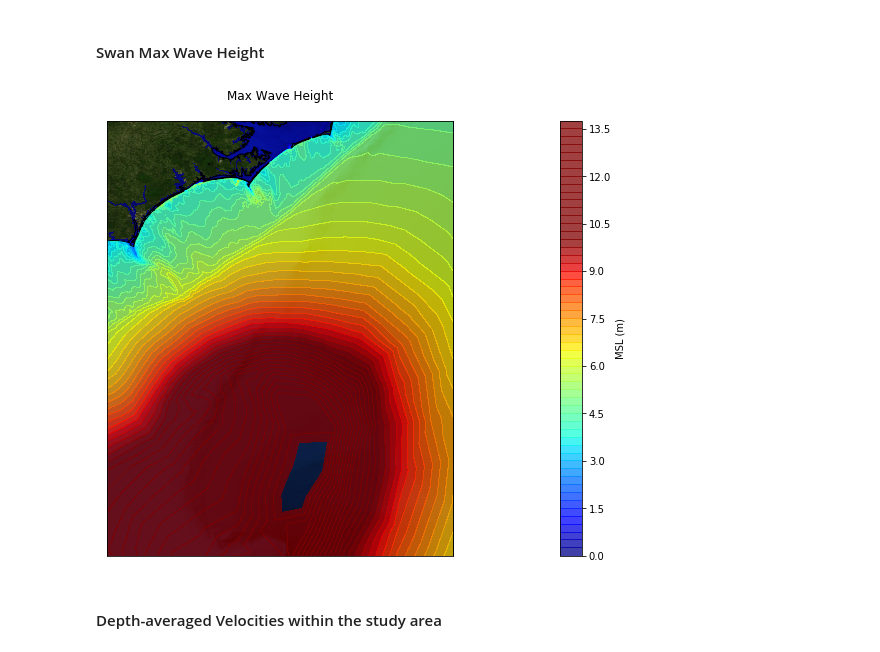
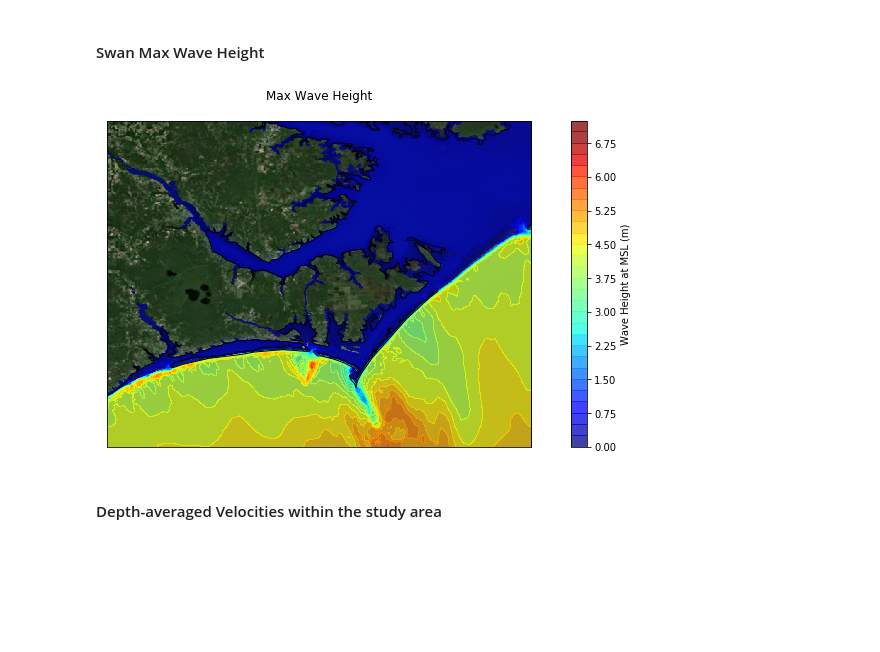
Before and after one commit to johnwallx/adcirc_prod, a Jupyter notebook: notebooks/Model_output_ophelia.ipynb, the cells around one changed output. Cells and saved outputs as stored; diff of their text form; code cells hidden in the pictures; blank space fills up the shorter version.

```diff
--- a/notebooks/Model_output_ophelia.ipynb
+++ b/notebooks/Model_output_ophelia.ipynb
@@ -141,14 +142,14 @@ adcirc.max_water(root_dir,file1,ax,title,levels,lon1,lon2,lat1,lat2)
 #### Swan Max Wave Height
 # %%
 title = 'Max Wave Height'
-lat1,lat2 = 30, 35.4
-lon1,lon2 = -78.3, -74
+lat1,lat2 = 34.4, 35.4
+lon1,lon2 = -77.3, -76
 file1 = nc4.Dataset(hsmax)
-levels = np.arange(0, 14, 0.25)
-fig,ax=plt.subplots(figsize=(48,8))
+levels = np.arange(0, 7.5, 0.25)
+fig,ax=plt.subplots(figsize=(18,6))
 adcirc.swan_HSmax(root_dir,file1,ax,title,levels,lon1,lon2,lat1,lat2)
 # %% [output]
-[figure, old version]
+[figure, new version]
 # %% [markdown]
 #### Depth-averaged Velocities within the study area
 # %%
```
Also changed, not shown: parts of 3 cells of this notebook, 1 other file.
